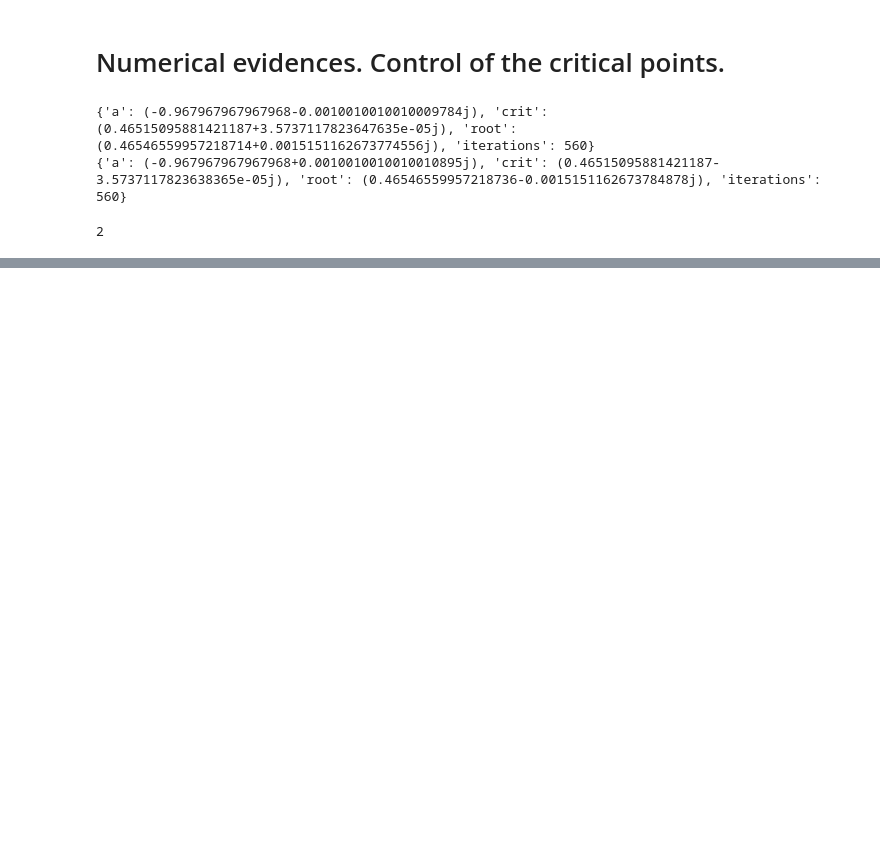
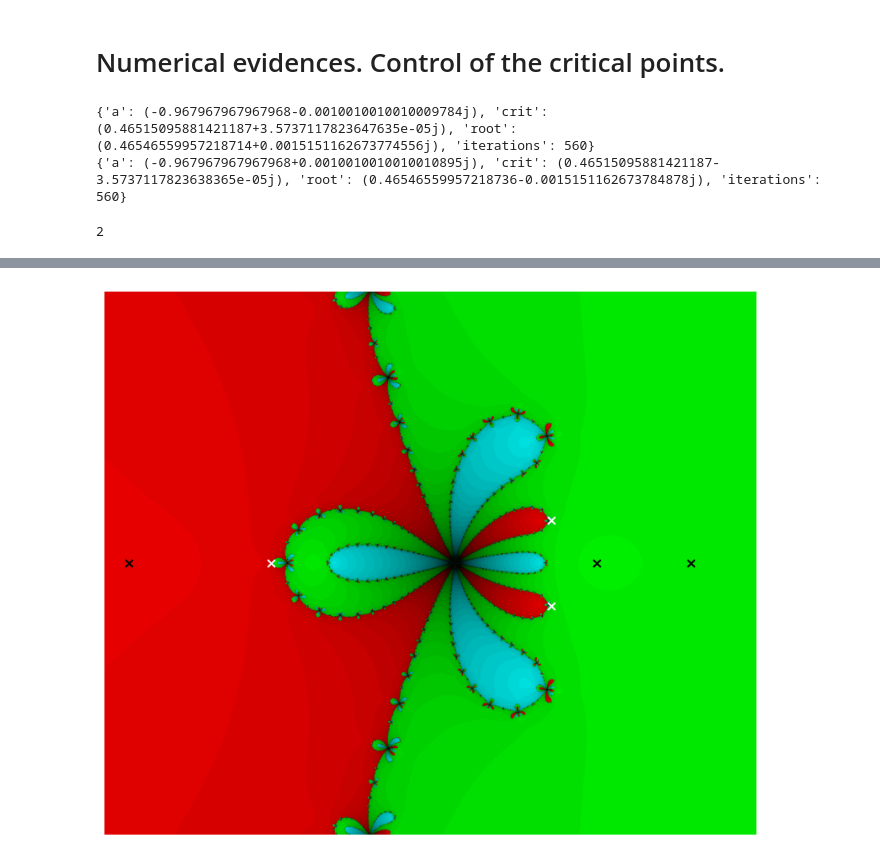
Before and after one commit to davidrosado4/damped-Traub-method, a Jupyter notebook: numerical_evidences/experiments.ipynb, the cells around one changed output, grey strips where cells are left out. Drawn from its saved outputs; the diff is of its cells as text; code cells hidden in the pictures; blank space fills up the shorter version.

```diff
--- a/numerical_evidences/experiments.ipynb
+++ b/numerical_evidences/experiments.ipynb
@@ -19,0 +56,17 @@ parameter_plane_a(delta=0,xmin=0.07,xmax=0.13,ymin=0.39,ymax=0.45)
+# %%
+def f(z):
+    return z*(z-1)*(z-2)
+
+def der_f(z):
+    return 3*z**2 - 6*z + 2
+
+roots = [0, 1, 2]
+colors = [
+    [255, 0, 0],  # Red
+    [0, 255, 0],  # Green
+    [0, 255, 255],  # Blue
+]
+
+plot_colored_damped_traub_2left(f, der_f, (0.1,0.7), (-0.25,0.25), 1024,1024,roots, colors, delta = 0.5,print_free_fixed=True)
+# %% [output]
+[figure, added]
```
Also changed, not shown: parts of 4 cells of this notebook, 1 other file.
